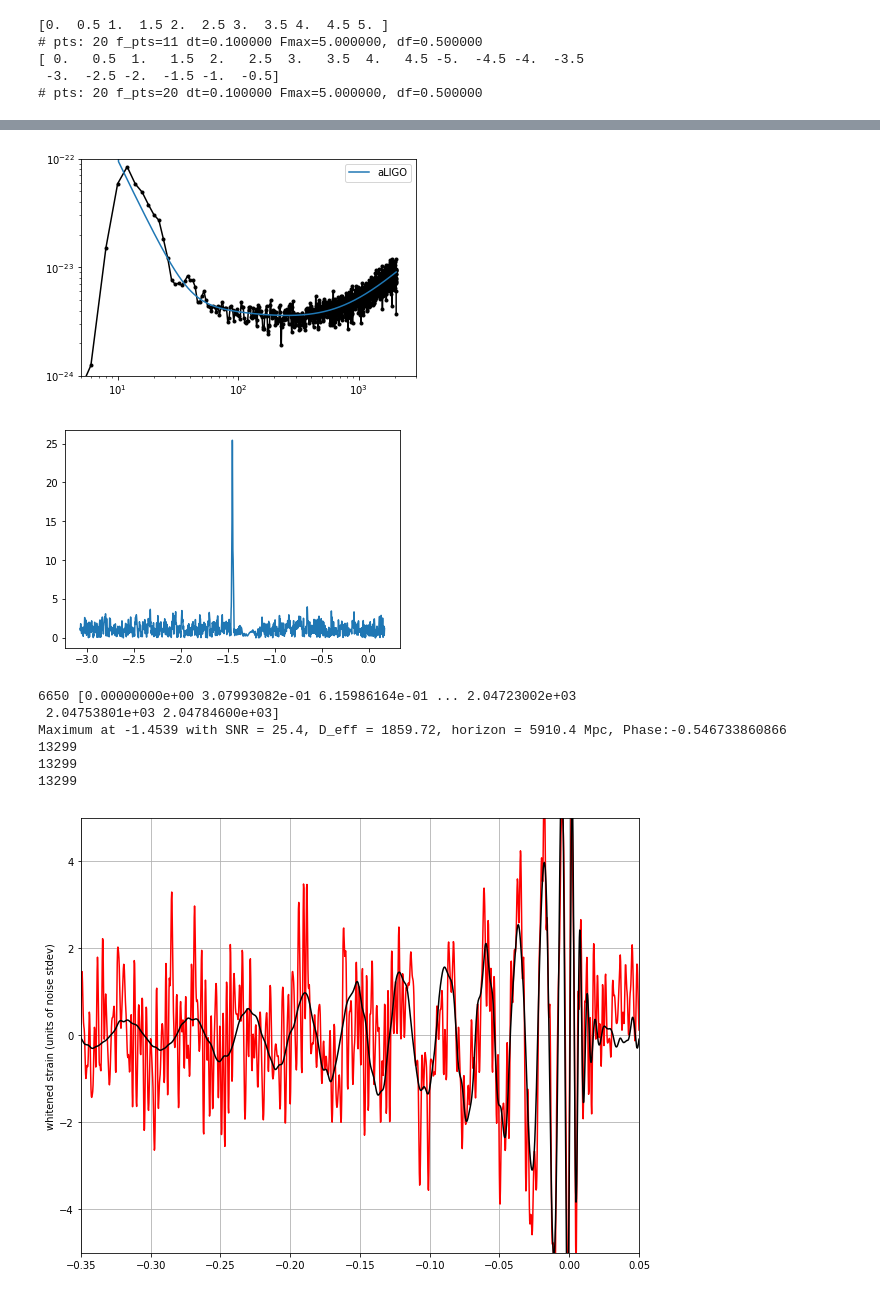
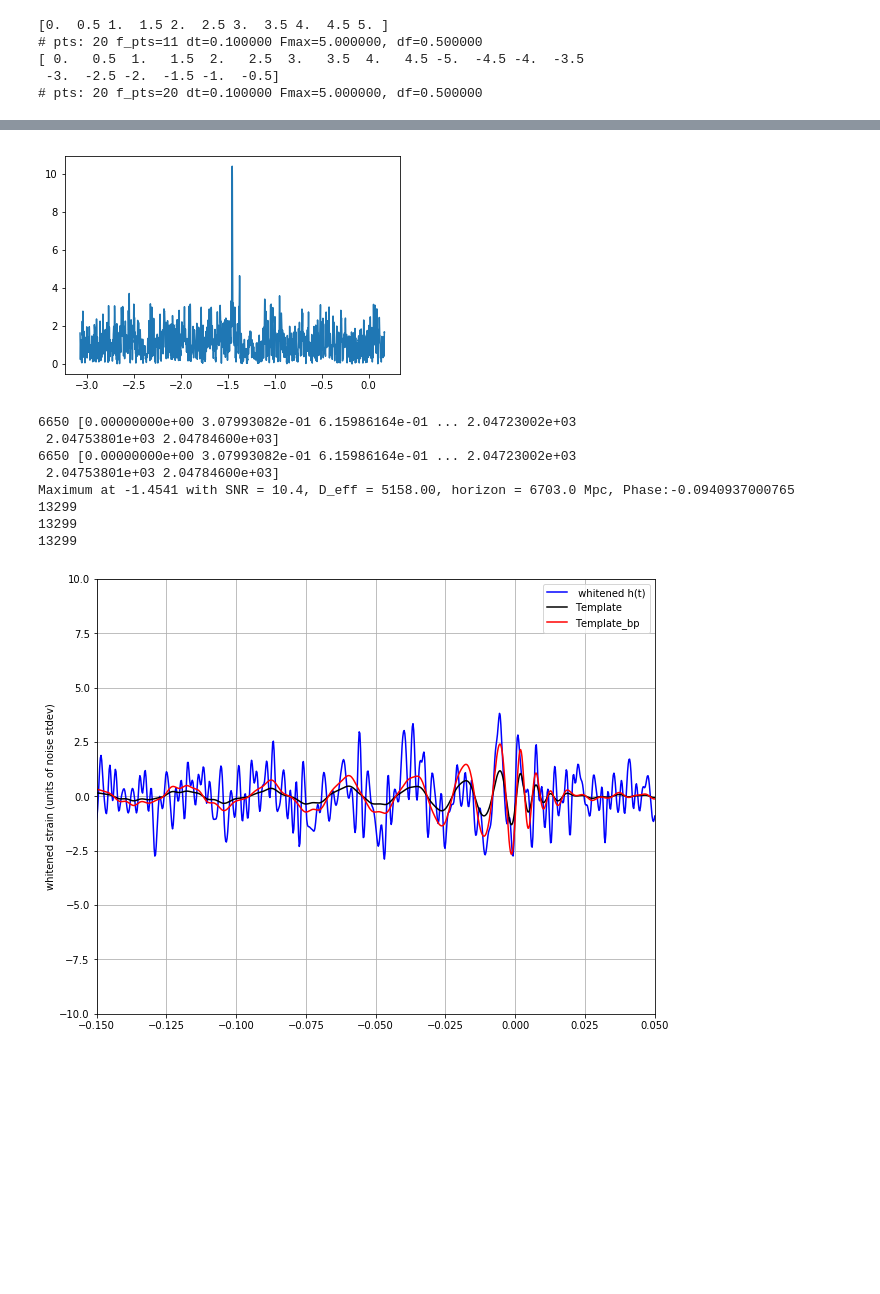
Before and after one commit to chunyulin/test, a Jupyter notebook: 0_GWDA.ipynb, the cells around one changed output, grey strips where cells are left out. Cells and saved outputs as stored; diff of their text form; code cells hidden in the pictures; blank space fills up the shorter version.

```diff
--- a/0_GWDA.ipynb
+++ b/0_GWDA.ipynb
@@ -216,10 +296,8 @@ def whiten(strain, interp_psd, dt, bp=0):
     Nt = len(strain)
     f = np.fft.rfftfreq(Nt, dt)
     print len(f), f
-    try:    dwindow = signal.tukey(Nt, alpha=0.01)  # Tukey window preferred, but requires recent scipy version
-    except: dwindow = signal.blackman(Nt)          # Blackman window OK if Tukey is not available
-    dwindow = 1
 
+    dwindow = signal.tukey(Nt, alpha=0.05)
     hf = np.fft.rfft(strain*dwindow)
 
     norm = np.sqrt(dt*2)
@@ -227,8 +305,8 @@ def whiten(strain, interp_psd, dt, bp=0):
     white_ht = np.fft.irfft(white_hf, n=Nt)
 
     if bp:
-        ## Butterworth D/A filter with 4th-order
-        fband = [5.,500.]
+        ## Bandpassing with 4th-order Butterworth D/A filter
+        fband = [10.,500.]
         bb, ab = butter(4, [fband[0]*2./RATE, fband[1]*2./RATE], btype='band')
         normalization = np.sqrt((fband[1]-fband[0])/(RATE/2.0))
         white_ht = filtfilt(bb, ab, white_ht) / normalization
@@ -250,7 +328,8 @@ def whiten(strain, interp_psd, dt, bp=0):
 
 ##
 data = hp + 1*max(hp)*np.random.normal(0,1,Nt)
-Pxx, freqs = mlab.psd(data, Fs=RATE, NFFT=Nt, noverlap=Nt//8)    ## Fmax=RATE/2 ; df=Fs/NFFT
+NFFT = RATE
+Pxx, freqs = mlab.psd(data, Fs=RATE, NFFT=NFFT, noverlap=NFFT//8, window=signal.tukey(NFFT, alpha=0.1))
 Pxx_inp = interp1d(freqs, Pxx)
 print "Fmax, df: ", RATE/2, float(RATE)/NFFT
 print "freqs from PSD: ", len(freqs), freqs
@@ -367,26 +448,25 @@ Fmax, df:  2048 1.0
 ##
 ##  Next, calculate SNR
 ##
-NFFT=RATE/2
-s_psd, f_s = mlab.psd(s, Fs = RATE, NFFT = NFFT, noverlap=NFFT/2) #, window=np.blackman(NFFT) )
-if 1:
-    plt.figure()
-    plt.loglog(f_s, np.sqrt(s_psd), 'k.-')
-    plt.loglog(f_hf, np.sqrt(psd_aligo), label="aLIGO")
-    plt.legend()
-    plt.xlim(5,3000)
-    plt.ylim(1e-24,1e-22)
+NFFT=RATE
+s_psd, f_s = mlab.psd(s, Fs = RATE, NFFT = NFFT, noverlap=NFFT/8, window=signal.tukey(NFFT, alpha=0.1) )
 
-template = (hp + hc*1.j) *np.exp(1.j* (0.5))
-dwindow = signal.tukey(Nt, alpha=1./8)
-template_fft = np.fft.fft(template*dwindow) /RATE
+###
+### Template & windowed FFT : note that a rescaling of it doesn't change SNR.
+###
+template = (hp + hc*1.j)
+dwindow = signal.tukey(Nt, alpha=0.1)
+template_fft = np.fft.fft(template*dwindow) *dt
 
 s_fft = np.fft.fft(s*dwindow) *dt
 sfreq = np.fft.fftfreq(Nt, dt)
 df = np.abs(sfreq[1] - sfreq[0])
 
-#power_vec = np.interp(np.abs(sfreq), f_s, s_psd)
-power_vec = aLIGO_PSD_inp()( np.abs(sfreq) )
+###
+###  Here, I can use either the analytical aLIGO PSD or PSD from the signal.
+###
+power_vec = np.interp(np.abs(sfreq), f_s, s_psd)
+#power_vec = aLIGO_PSD_inp()( np.abs(sfreq) )
 
 if 0:
     plt.figure()
@@ -395,9 +475,8 @@ if 0:
     plt.ylim(1e-25,1e-22)
     pylab.show()
 
-
 optimal      = s_fft * template_fft.conjugate() / power_vec
-optimal_time = 2*np.fft.ifft(optimal)*RATE
+optimal_time = 2*np.fft.ifft(optimal) *RATE
 
 if 0:
     plt.figure()
@@ -408,7 +487,9 @@ sigmasq = 1*(template_fft * template_fft.conjugate() / power_vec).sum() * df
 sigma = np.sqrt(np.abs(sigmasq))
 SNR_complex = optimal_time/sigma
 
-# shift the SNR vector by the template length so that the peak is at the END of the template
+###
+### shift the SNR vector by the template length so that the peak is at the END of the template
+###
 peaksample = int(s.size / 2)  # location of peak in the template
 SNR_complex = np.roll(SNR_complex,peaksample)
 SNR = abs(SNR_complex)
@@ -422,47 +503,50 @@ indmax = np.argmax(SNR)
 timemax = hp.sample_times[indmax]
 SNRmax = SNR[indmax]
 
-# Calculate the "effective distance"
+#### Calculate the "effective distance"
 ## The effective distance is related to the true distance by several geometrical factors that relate the source
 ## orientation to the detector orientation.
-# d_eff = (8. / SNRmax)*D_thresh
 d_eff = sigma / SNRmax
-# -- Calculate optimal horizon distnace
+##  Calculate optimal horizon distnace --- the distance D for a NS-NS binary.
 horizon = sigma/8
 
 # Extract time offset and phase at peak
 phase = np.angle(SNR_complex[indmax])
 offset = (indmax-peaksample)
 
 # apply time offset, phase, and d_eff to template
 template_phaseshifted = np.real( template.data*np.exp(1.j*phase) )    # phase shift the template
 template_rolled = np.roll(template_phaseshifted, offset) / d_eff  # Apply time offset and scale amplitude
 
 # Whiten and band-pass the template for plotting
-template_match = whiten(template_rolled, interp1d(f_s, s_psd), dt, bp=1)
+template_match = whiten(template_rolled, interp1d(f_s, s_psd), dt, bp=0)
+template_match_bp = whiten(template_rolled, interp1d(f_s, s_psd), dt, bp=1)
 
 print('Maximum at {0:.4f} with SNR = {1:.1f}, D_eff = {2:.2f}, horizon = {3:0.1f} Mpc, Phase:{4}'
       .format(timemax,SNRmax,d_eff,horizon, phase ))
 
 if 1:
     print len(template.data)
     print len(template_rolled)
     print len(template_phaseshifted)
 
     plt.figure(figsize=(10,8))
-    plt.plot(time,s_whitenbb     ,'r', label=' whitened h(t)')
+    plt.plot(time,s_whitenbb     ,'b', label=' whitened h(t)')
     plt.plot(time,template_match,'k',label='Template')
-    plt.ylim([-5,5])
-    plt.xlim([-0.35,0.05])
+    plt.plot(time,template_match_bp,'r',label='Template_bp')
+    plt.ylim([-10,10])
+    plt.xlim([-0.15,0.05])
     plt.grid('on')
+    plt.legend()
     plt.ylabel('whitened strain (units of noise stdev)')
 # %% [output]
-[figure, old version]
+[figure, new version]
+6650 [0.00000000e+00 3.07993082e-01 6.15986164e-01 ... 2.04723002e+03
+ 2.04753801e+03 2.04784600e+03]
+6650 [0.00000000e+00 3.07993082e-01 6.15986164e-01 ... 2.04723002e+03
+ 2.04753801e+03 2.04784600e+03]
+Maximum at -1.4541 with SNR = 10.4, D_eff = 5158.00, horizon = 6703.0 Mpc, Phase:-0.0940937000765
+13299
+13299
+13299
-[figure, old version]
+[figure, new version]
-6650 [0.00000000e+00 3.07993082e-01 6.15986164e-01 ... 2.04723002e+03
- 2.04753801e+03 2.04784600e+03]
-Maximum at -1.4539 with SNR = 25.4, D_eff = 1859.72, horizon = 5910.4 Mpc, Phase:-0.546733860866
-13299
-13299
-13299
-[figure, removed]
```
Also changed, not shown: parts of 10 cells of this notebook.
